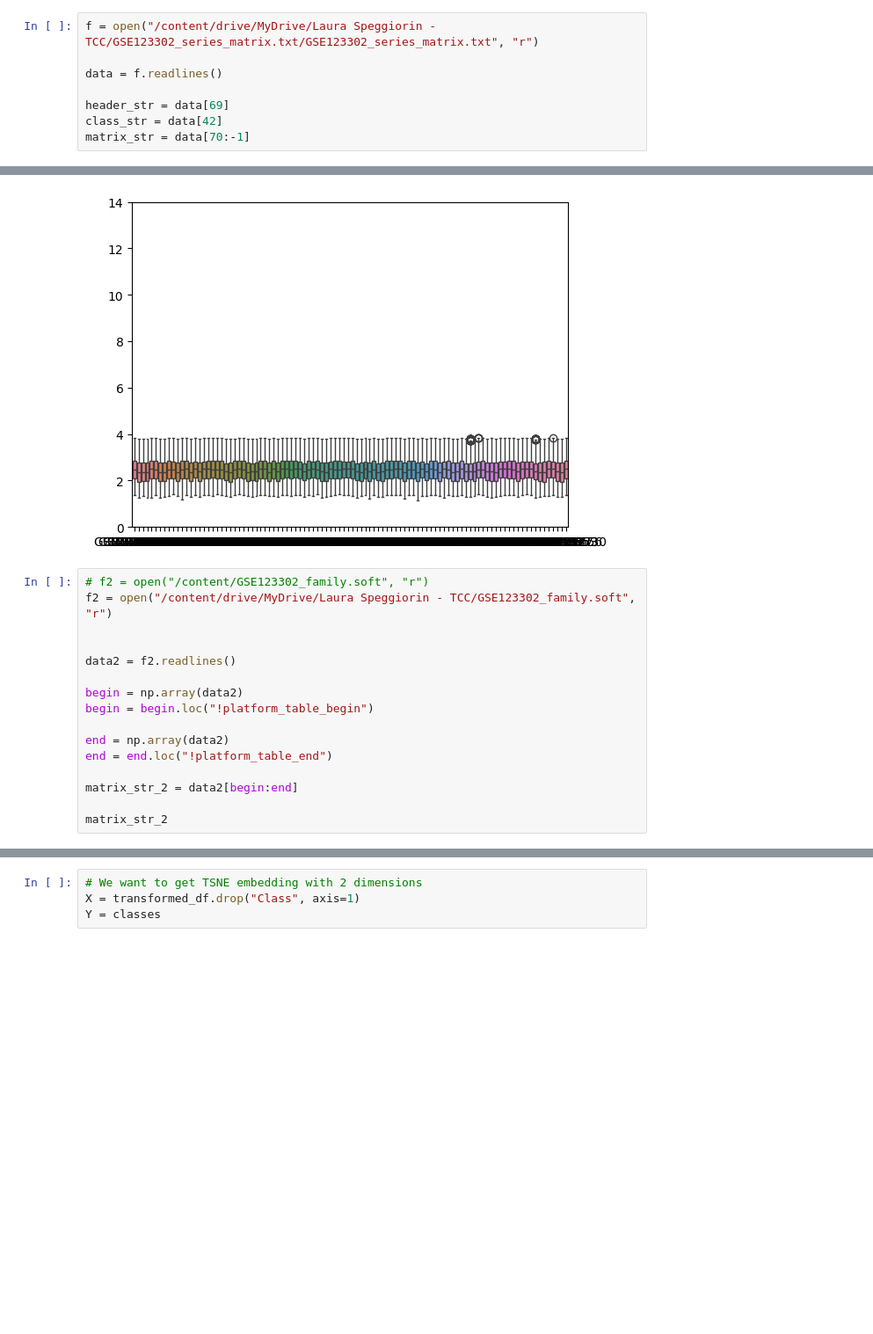
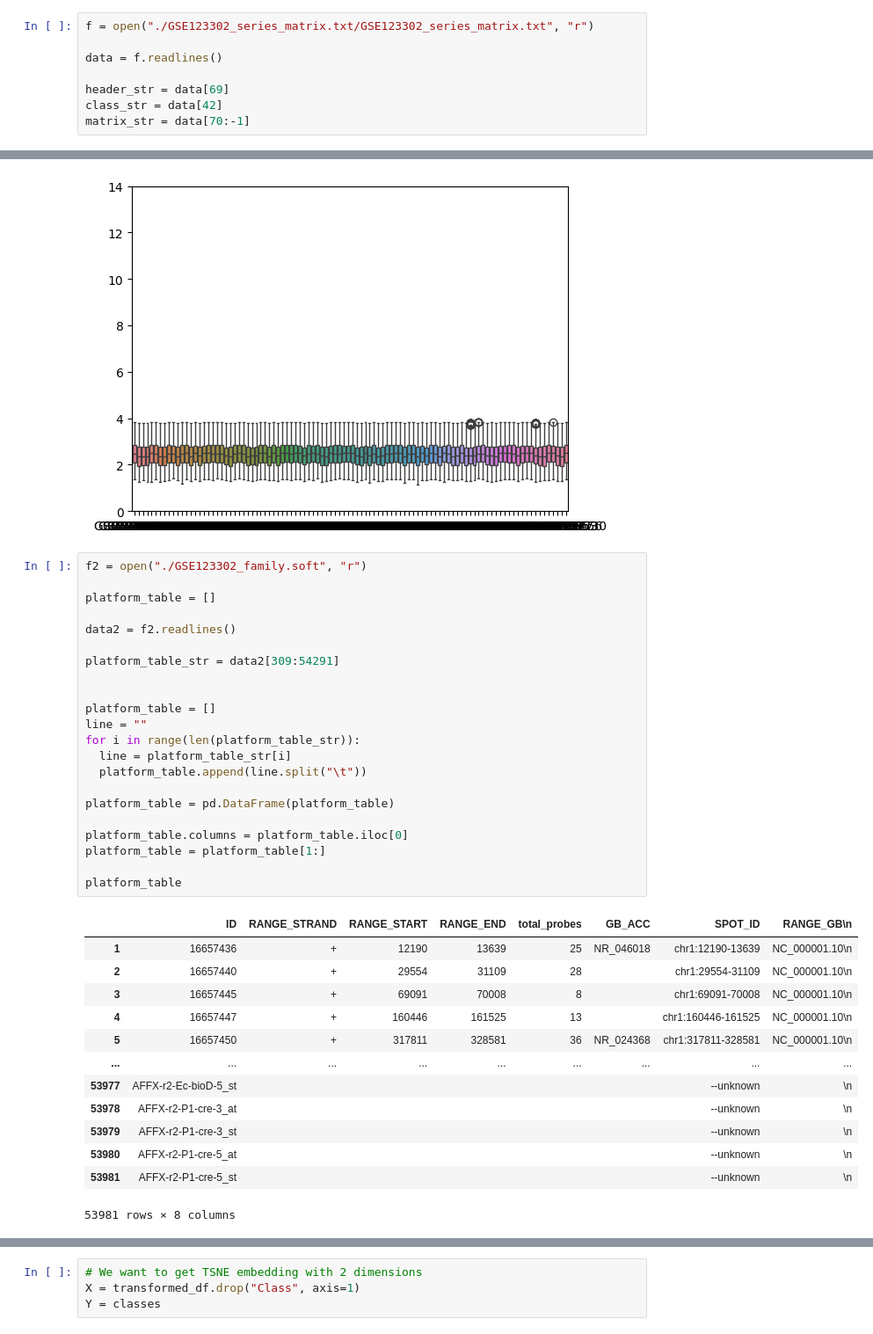
Before and after one commit to LSpeggiorin/TCC, a Jupyter notebook: TCC.ipynb, the cells around one changed output, grey strips where cells are left out. Shown at 88% size. Cells and saved outputs as stored; diff of their text form; blank space fills up the shorter version.

```diff
--- a/TCC.ipynb
+++ b/TCC.ipynb
@@ -22,7 +36,7 @@ from sklearn.linear_model import LogisticRegression
 # %% [markdown]
 # Data loading
 # %%
-f = open("/content/drive/MyDrive/Laura Speggiorin - TCC/GSE123302_series_matrix.txt/GSE123302_series_matrix.txt", "r")
+f = open("./GSE123302_series_matrix.txt/GSE123302_series_matrix.txt", "r")
 
 data = f.readlines()
 
@@ -148,19 +196,39 @@ transformed_df["Class"] = classes
 [figure]
 [figure]
 [figure]
-# %%
-# f2 = open("/content/GSE123302_family.soft", "r")
-f2 = open("/content/drive/MyDrive/Laura Speggiorin - TCC/GSE123302_family.soft", "r")
-
-
-data2 = f2.readlines()
-
-begin = np.array(data2)
-begin = begin.loc("!platform_table_begin")
-
-end = np.array(data2)
-end = end.loc("!platform_table_end")
-
-matrix_str_2 = data2[begin:end]
-
-matrix_str_2
+# %%
+f2 = open("./GSE123302_family.soft", "r")
+
+platform_table = []
+
+data2 = f2.readlines()
+
+platform_table_str = data2[309:54291]
+
+
+platform_table = []
+line = ""
+for i in range(len(platform_table_str)):
+  line = platform_table_str[i]
+  platform_table.append(line.split("\t"))
+
+platform_table = pd.DataFrame(platform_table)
+
+platform_table.columns = platform_table.iloc[0]
+platform_table = platform_table[1:]
+
+platform_table
+# %% [output]
+|  | ID | RANGE_STRAND | RANGE_START | RANGE_END | total_probes | GB_ACC | SPOT_ID | RANGE_GB\n |
+| 1 | 16657436 | + | 12190 | 13639 | 25 | NR_046018 | chr1:12190-13639 | NC_000001.10\n |
+| 2 | 16657440 | + | 29554 | 31109 | 28 |  | chr1:29554-31109 | NC_000001.10\n |
+| 3 | 16657445 | + | 69091 | 70008 | 8 |  | chr1:69091-70008 | NC_000001.10\n |
+| 4 | 16657447 | + | 160446 | 161525 | 13 |  | chr1:160446-161525 | NC_000001.10\n |
+| 5 | 16657450 | + | 317811 | 328581 | 36 | NR_024368 | chr1:317811-328581 | NC_000001.10\n |
+| ... | ... | ... | ... | ... | ... | ... | ... | ... |
+| 53977 | AFFX-r2-Ec-bioD-5_st |  |  |  |  |  | --unknown | \n |
+| 53978 | AFFX-r2-P1-cre-3_at |  |  |  |  |  | --unknown | \n |
+| 53979 | AFFX-r2-P1-cre-3_st |  |  |  |  |  | --unknown | \n |
+| 53980 | AFFX-r2-P1-cre-5_at |  |  |  |  |  | --unknown | \n |
+| 53981 | AFFX-r2-P1-cre-5_st |  |  |  |  |  | --unknown | \n |
+53981 rows × 8 columns
```
Also changed, not shown: parts of 4 cells of this notebook.
